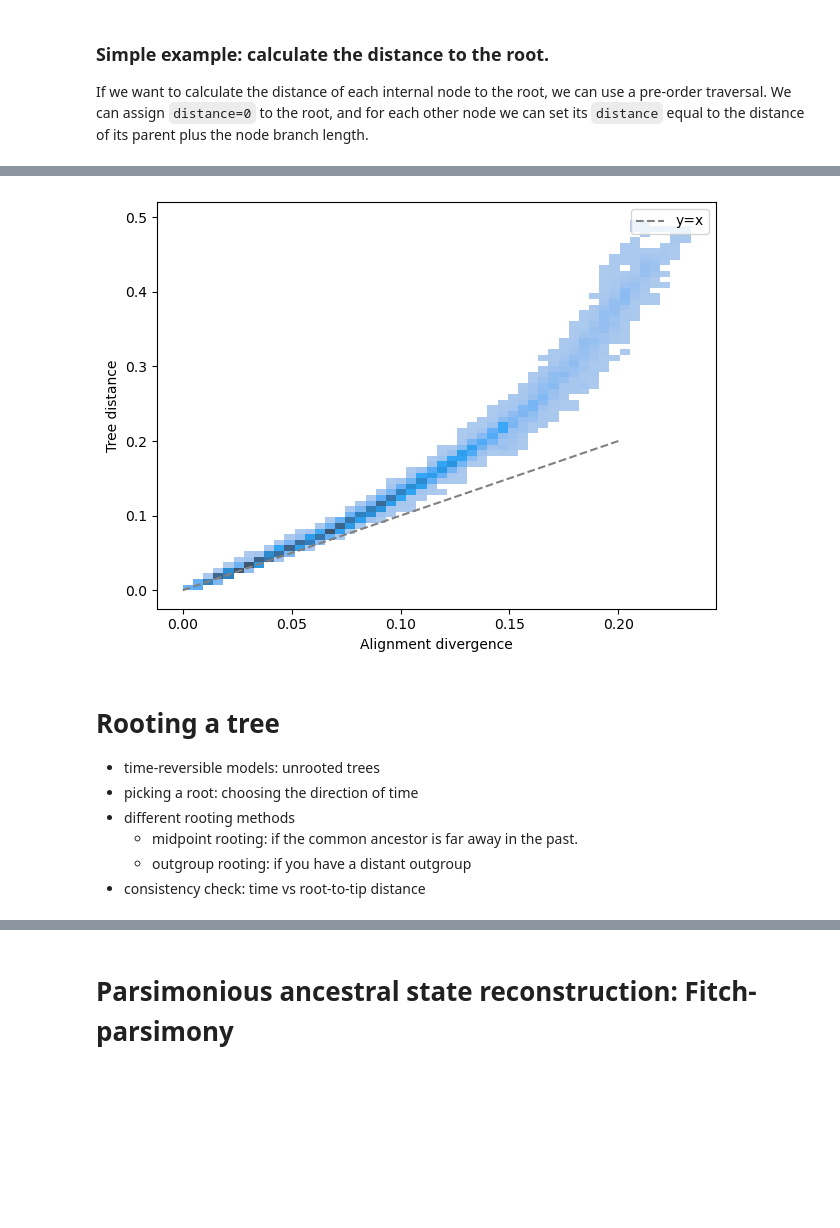
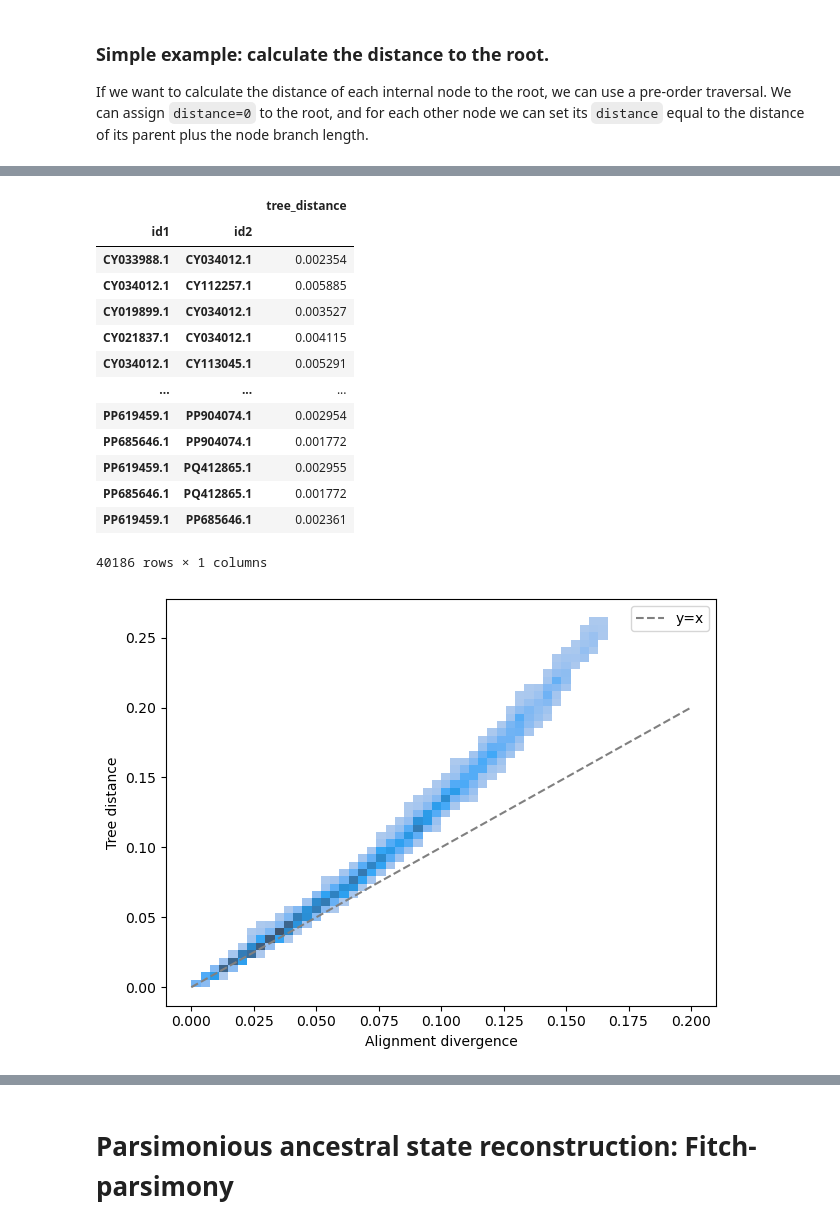
Before and after one commit to mmolari/2025_cb2_lecture, a Jupyter notebook: n02_tree.ipynb, the cells around one changed output, grey strips where cells are left out. Cells and saved outputs as stored; diff of their text form; code cells hidden in the pictures; blank space fills up the shorter version.

```diff
--- a/n02_tree.ipynb
+++ b/n02_tree.ipynb
@@ -129,39 +206,31 @@ root-to-tip distances:
 # %%
-from itertools import combinations
-
-
-aln = AlignIO.read("results/h3n2_coding.aln.fa", "fasta")
-ids = [rec.id for rec in aln]
-A = np.array(aln)
-aln_divergence = []
-for i, j in combinations(range(len(ids)), 2):
-    idxi = ids[i]
-    idxj = ids[j]
-    if idxi > idxj:
-        idxi, idxj = idxj, idxi
-    seqi = A[i]
-    seqj = A[j]
-    div = np.mean(seqi != seqj)
-    aln_divergence.append({
-        "id1": idxi,
-        "id2": idxj,
-        "aln_divergence": div,
-    })
-aln_divergence = pd.DataFrame(aln_divergence).set_index(["id1", "id2"])
-aln_divergence
-
-
 # calculate tree distances
 tree_distances = []
 for i, j in combinations(tree.get_terminals(), 2):
     idxi = i.name
     idxj = j.name
     if idxi > idxj:
         idxi, idxj = idxj, idxi
     dist = tree.distance(i, j)
     tree_distances.append({
         "id1": idxi,
         "id2": idxj,
         "tree_distance": dist,
     })
 tree_distances = pd.DataFrame(tree_distances).set_index(["id1", "id2"])
+tree_distances
+# %% [output]
+|  |  | tree_distance |
+| id1 | id2 |  |
+| CY033988.1 | CY034012.1 | 0.002354 |
+| CY034012.1 | CY112257.1 | 0.005885 |
+| CY019899.1 | CY034012.1 | 0.003527 |
+| CY021837.1 | CY034012.1 | 0.004115 |
+| CY034012.1 | CY113045.1 | 0.005291 |
+| ... | ... | ... |
+| PP619459.1 | PP904074.1 | 0.002954 |
+| PP685646.1 | PP904074.1 | 0.001772 |
+| PP619459.1 | PQ412865.1 | 0.002955 |
+| PP685646.1 | PQ412865.1 | 0.001772 |
+| PP619459.1 | PP685646.1 | 0.002361 |
+40186 rows × 1 columns
@@ -171,4 +237,8 @@ dist = aln_divergence.join(tree_distances)
 # %%
+# merge the two dataframes
+dist = aln_divergence.join(tree_distances)
+
+# scatter-plot the two distances
 sns.histplot(data=dist, x="aln_divergence", y="tree_distance")
 # plot diagonal
 plt.plot([0, 0.2], [0, 0.2], color="gray", linestyle="--", label="y=x")
@@ -178,13 +248,4 @@ plt.legend()
 plt.tight_layout()
 plt.show()
 # %% [output]
-[figure, old version]
+[figure, new version]
-# %% [markdown]
-# Rooting a tree
-
-- time-reversible models: unrooted trees
-- picking a root: choosing the direction of time
-- different rooting methods
-  - midpoint rooting: if the common ancestor is far away in the past.
-  - outgroup rooting: if you have a distant outgroup
-- consistency check: time vs root-to-tip distance
```
Also changed, not shown: parts of 24 cells of this notebook, 7 other files.
